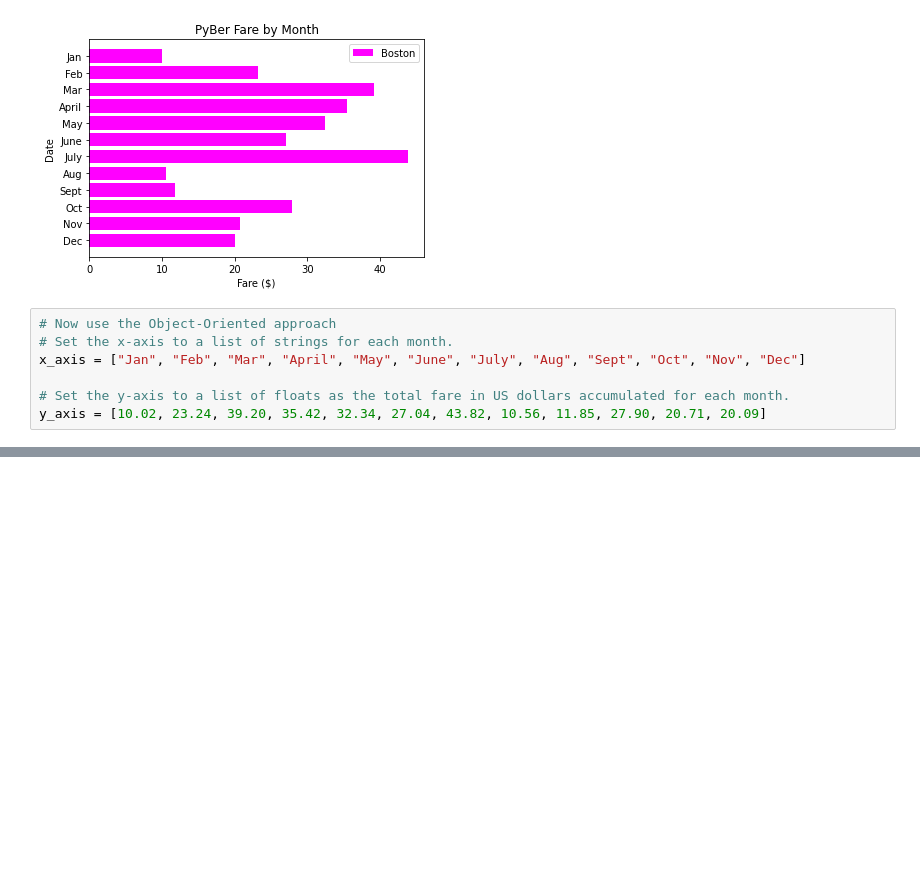
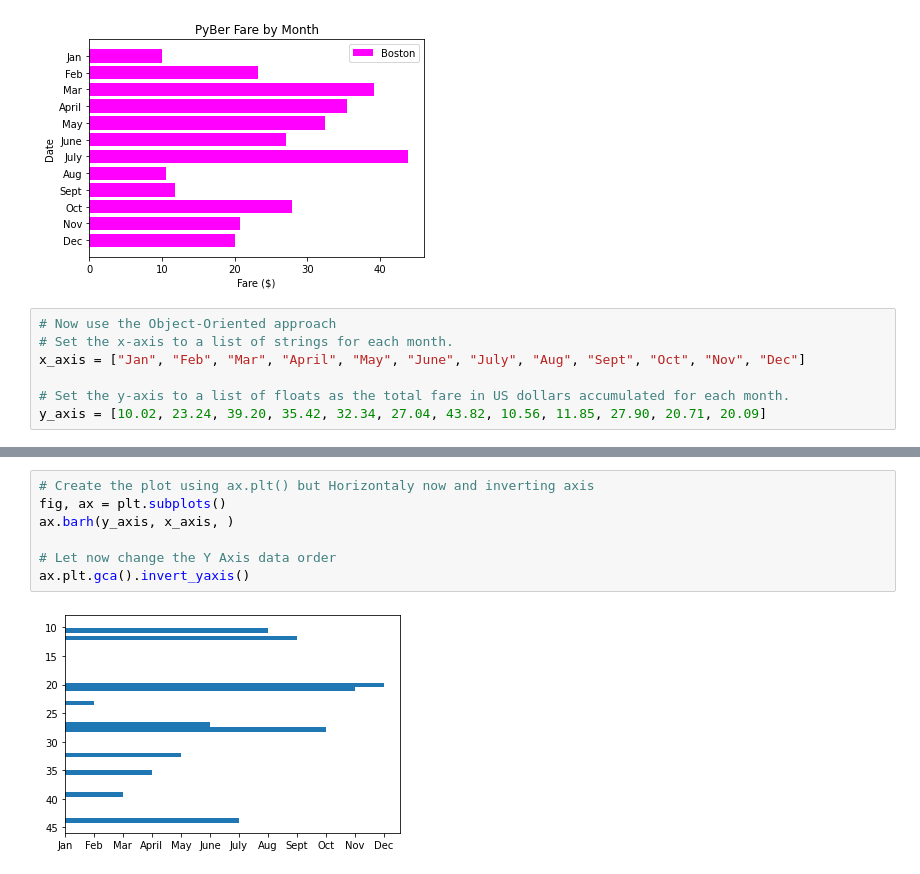
Before and after one commit to DavidGGonzalez/PyBer_Analysis, a Jupyter notebook: matplotlib_practice.ipynb, the cells around one changed output, grey strips where cells are left out. Drawn from its saved outputs; the diff is of its cells as text; blank space fills up the shorter version.

```diff
--- a/matplotlib_practice.ipynb
+++ b/matplotlib_practice.ipynb
@@ -279,0 +305,9 @@ y_axis = [10.02, 23.24, 39.20, 35.42, 32.34, 27.04, 43.82, 10.56, 11.85, 27.90,
+# %%
+# Create the plot using ax.plt() but Horizontaly now and inverting axis
+fig, ax = plt.subplots()
+ax.barh(y_axis, x_axis, )
+
+# Let now change the Y Axis data order
+ax.plt.gca().invert_yaxis()
+# %% [output]
+[figure, added]
```
Also changed, not shown: parts of 5 cells of this notebook, 1 other file.
